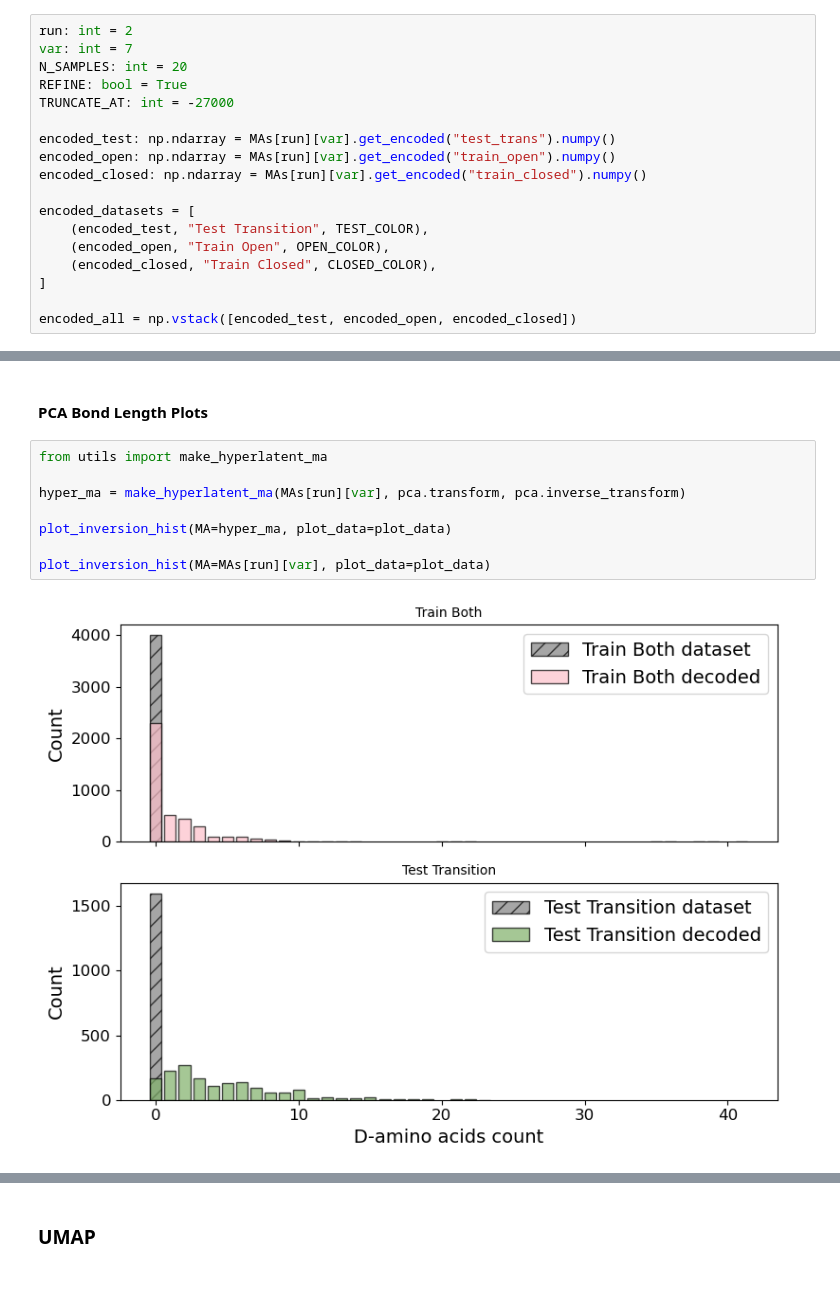
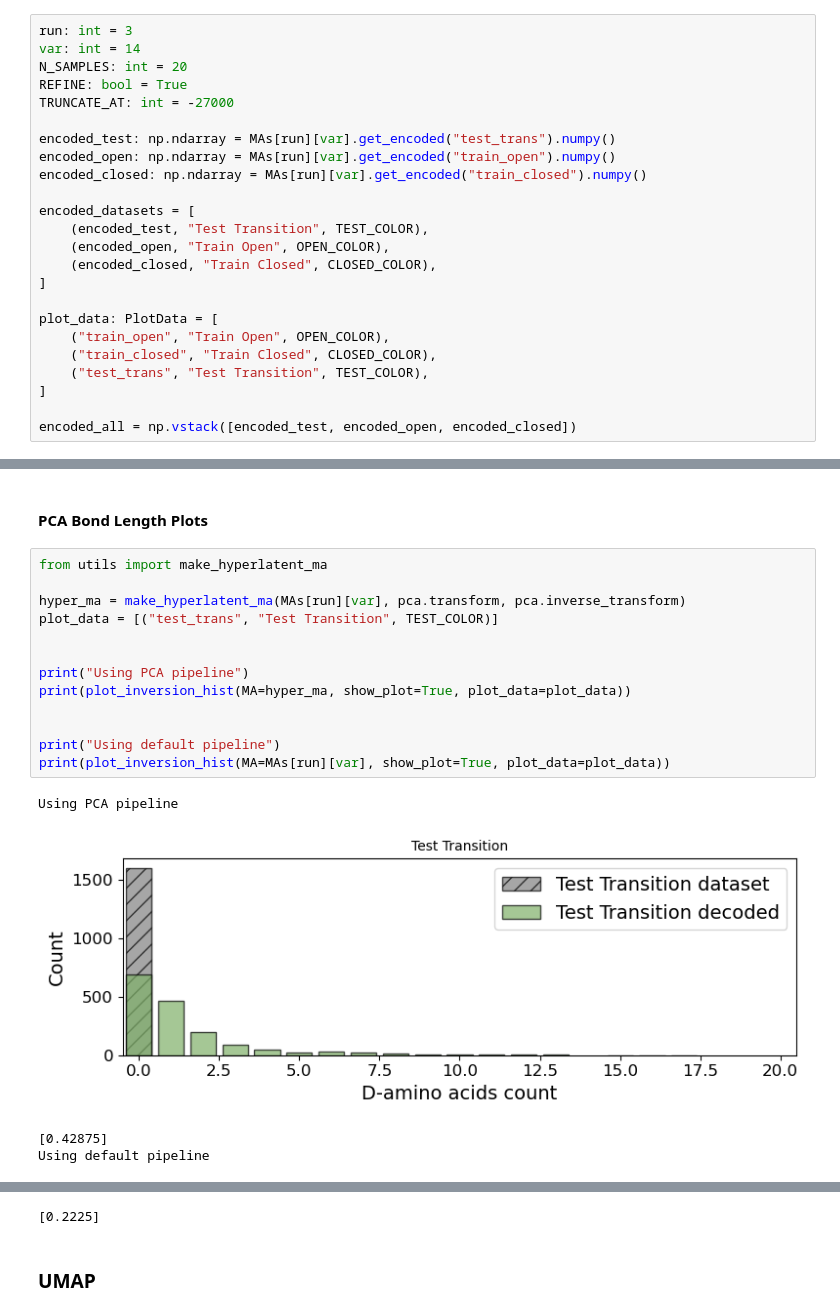
Before and after one commit to briandaniel14/molearn, a Jupyter notebook: analysis/cnn_multi_dim.ipynb, the cells around one changed output, grey strips where cells are left out. Drawn from its saved outputs; the diff is of its cells as text; blank space fills up the shorter version.

Commit message:
Add stats on inversion output

```diff
--- a/analysis/cnn_multi_dim.ipynb
+++ b/analysis/cnn_multi_dim.ipynb
@@ -805,8 +806,8 @@ fig.show()
 # %% [markdown]
 ### Setup
 # %%
-run: int = 2
-var: int = 7
+run: int = 3
+var: int = 14
 N_SAMPLES: int = 20
 REFINE: bool = True
 TRUNCATE_AT: int = -27000
@@ -821,6 +822,12 @@ encoded_datasets = [
     (encoded_closed, "Train Closed", CLOSED_COLOR),
 ]
 
+plot_data: PlotData = [
+    ("train_open", "Train Open", OPEN_COLOR),
+    ("train_closed", "Train Closed", CLOSED_COLOR),
+    ("test_trans", "Test Transition", TEST_COLOR),
+]
+
 encoded_all = np.vstack([encoded_test, encoded_open, encoded_closed])
 # %% [markdown]
 ### PCA
@@ -867,10 +874,18 @@ Computing DOPE scores...
 # %%
 from utils import make_hyperlatent_ma
 
 hyper_ma = make_hyperlatent_ma(MAs[run][var], pca.transform, pca.inverse_transform)
+plot_data = [("test_trans", "Test Transition", TEST_COLOR)]
 
-plot_inversion_hist(MA=hyper_ma, plot_data=plot_data)
 
-plot_inversion_hist(MA=MAs[run][var], plot_data=plot_data)
+print("Using PCA pipeline")
+print(plot_inversion_hist(MA=hyper_ma, show_plot=True, plot_data=plot_data))
+
+
+print("Using default pipeline")
+print(plot_inversion_hist(MA=MAs[run][var], show_plot=True, plot_data=plot_data))
 # %% [output]
+Using PCA pipeline
-[figure, old version]
+[figure, new version]
+[0.42875]
+Using default pipeline
@@ -878,3 +893,4 @@ plot_inversion_hist(MA=MAs[run][var], plot_data=plot_data)
+[0.2225]
 # %% [markdown]
 ### UMAP
 # %%
```
Also changed, not shown: parts of 4 cells of this notebook, 2 other files.
